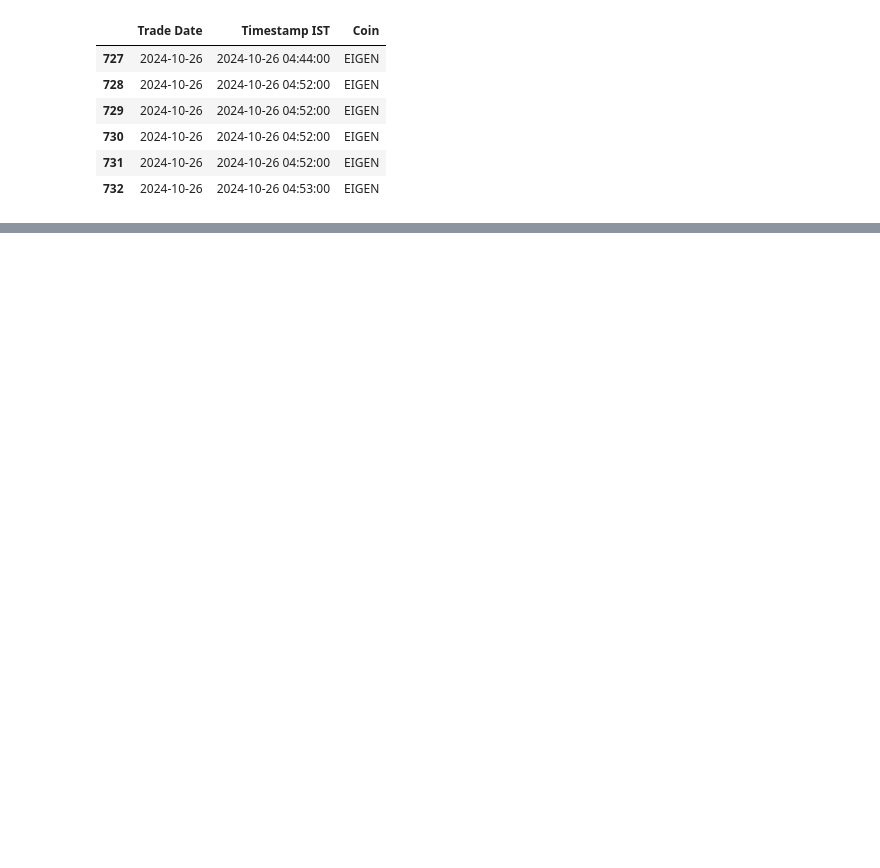
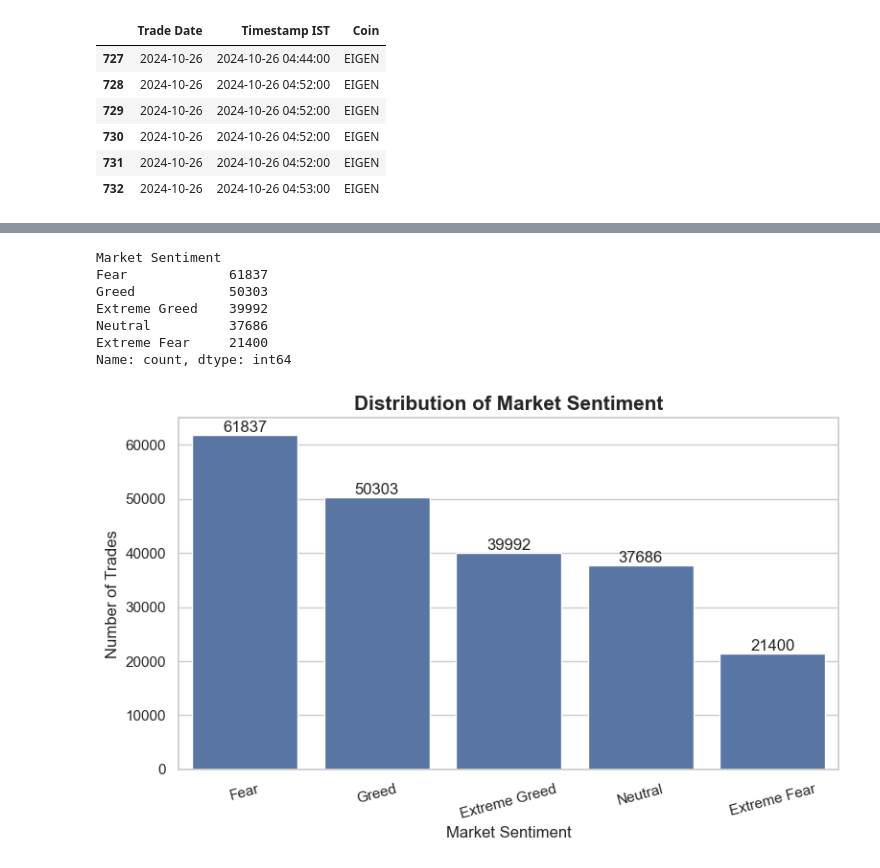
Before and after one commit to PoojaBalpande/primetrade-ai-market-sentiment-analysis, a Jupyter notebook: notebooks/PrimeTrade_EDA.ipynb, the cells around one changed output, grey strips where cells are left out. Cells and saved outputs as stored; diff of their text form; code cells hidden in the pictures; blank space fills up the shorter version.

```diff
--- a/notebooks/PrimeTrade_EDA.ipynb
+++ b/notebooks/PrimeTrade_EDA.ipynb
@@ -648,0 +661,41 @@ merged_df.to_csv(
+# %%
+import matplotlib.pyplot as plt
+import seaborn as sns
+
+# Count market sentiment
+sentiment_counts = (
+    merged_df["Market Sentiment"]
+    .value_counts()
+    .sort_values(ascending=False)
+)
+
+print(sentiment_counts)
+
+plt.figure(figsize=(8,5))
+
+ax = sns.countplot(
+    data=merged_df,
+    x="Market Sentiment",
+    order=sentiment_counts.index
+)
+
+plt.title("Distribution of Market Sentiment", fontsize=15, fontweight="bold")
+plt.xlabel("Market Sentiment")
+plt.ylabel("Number of Trades")
+plt.xticks(rotation=15)
+
+# Add labels
+for container in ax.containers:
+    ax.bar_label(container)
+
+plt.tight_layout()
+plt.show()
+# %% [output]
+Market Sentiment
+Fear             61837
+Greed            50303
+Extreme Greed    39992
+Neutral          37686
+Extreme Fear     21400
+Name: count, dtype: int64
+[figure, added]
```
Also changed, not shown: parts of 21 cells of this notebook, 2 other files.
